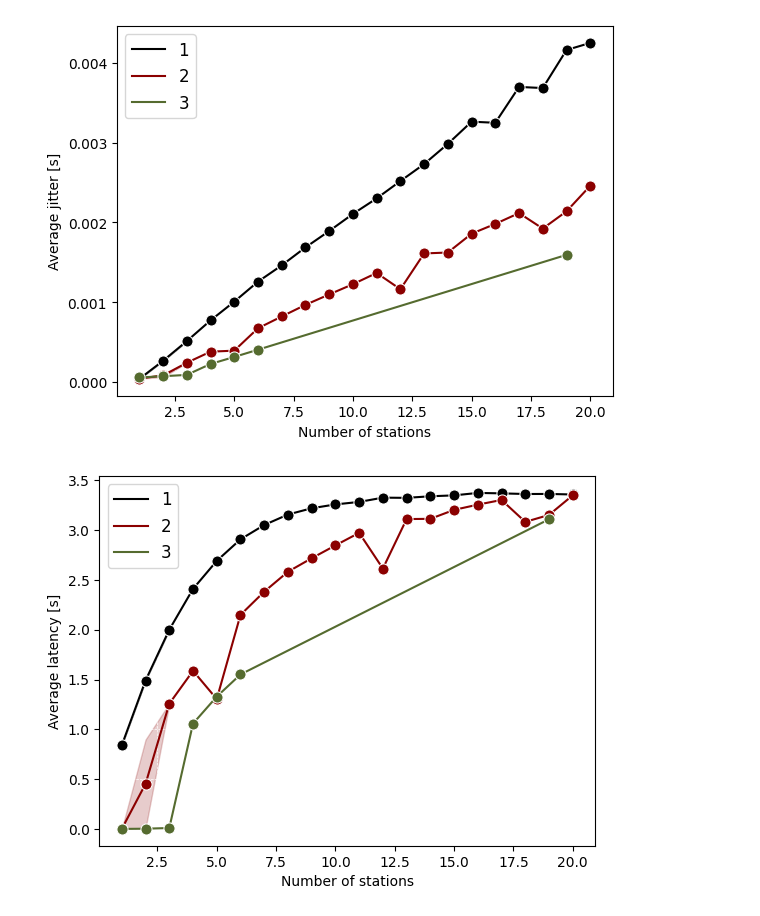
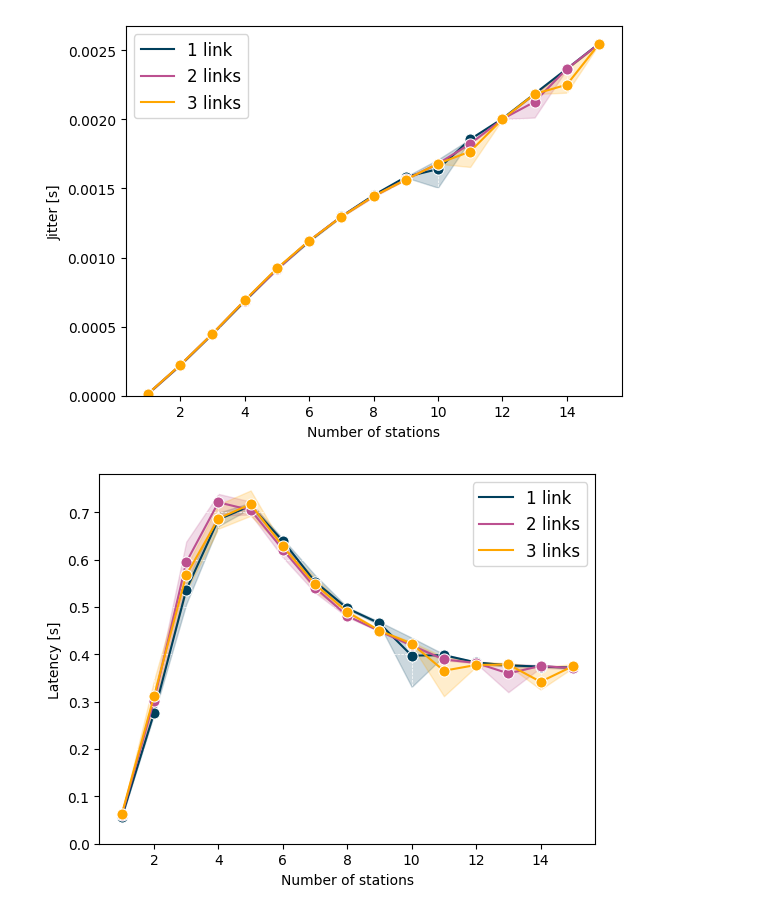
Before and after one commit to fmargul/magisterka, a Jupyter notebook: station.ipynb, the cells around one changed output. Cells and saved outputs as stored; diff of their text form; code cells hidden in the pictures.

```diff
--- a/station.ipynb
+++ b/station.ipynb
@@ -7,9 +7,10 @@ import scipy.stats as st
 import seaborn.objects as so
 import seaborn as sns
 # %%
-palette = ['black', 'darkred', 'darkolivegreen', 'darkgoldenrod', 'navy', 'darkmagenta'] #https://matplotlib.org/stable/gallery/color/named_colors.html
+palette = ['#003f5c', '#bc5090', '#ffa600', 'darkgoldenrod', 'navy', 'darkmagenta'] #https://matplotlib.org/stable/gallery/color/named_colors.html
 marker_size = 8  # Ustalony rozmiar markerów
 xlabel = "Number of stations"
+labels = ['1 link', '2 links', '3 links']
 # %%
 data = pd.read_csv('station.csv').drop_duplicates()
 data
@@ -33,0 +31,8 @@ data
+# %%
+data = data.groupby(['rngRun', 'nStations', 'linksNumber', 'distance'])\
+           .agg({'latency': 'mean',
+                 'loss': 'mean',
+                 'jitter': 'mean',
+                 'throughput': 'sum'})\
+           .reset_index()
+data
@@ -87,31 +108,33 @@ for line in ax.get_lines():  # Modyfikacja markerów w istniejących liniach
 handles, labels = ax.get_legend_handles_labels()
 ax.legend(
       handles=handles[1:4],
-      labels=['1', '2', '3'],
+      labels=['1 link', '2 links', '3 links'],
       ncol=1,              # Liczba kolumn w legendzie
       fontsize='large',   # Rozmiar czcionki
     )
-ax.set(xlabel=xlabel, ylabel='Average jitter [s]')
+ax.set(xlabel=xlabel, ylabel='Jitter [s]')
+ax.set_ylim(0)
 plt.savefig('sta_jitt.svg', bbox_inches='tight')
 # %% [output]
-[figure, old version]
+[figure, new version]
 # %%
 ax = None
 plt.grid(color = 'white', linestyle = '--', linewidth = 0.5)
 
 ax = sns.lineplot(data=plot_sum, x='nStations', y='latency', hue='linksNumber', errorbar=('ci'), markers=True, palette=palette, ax=ax, style='distance')
 ax.tick_params(axis='y', which='both', labelleft=True)
 for line in ax.get_lines():  # Modyfikacja markerów w istniejących liniach
     line.set_markersize(marker_size)
 
 handles, labels = ax.get_legend_handles_labels()
 ax.legend(
       handles=handles[1:4],
-      labels=['1', '2', '3'],
+      labels=['1 link', '2 links', '3 links'],
       ncol=1,              # Liczba kolumn w legendzie
       fontsize='large',   # Rozmiar czcionki
     )
-ax.set(xlabel=xlabel, ylabel='Average latency [s]')
+ax.set_ylim(0)
+ax.set(xlabel=xlabel, ylabel='Latency [s]')
 plt.savefig('sta_lat.svg', bbox_inches='tight')
 # %% [output]
-[figure, old version]
+[figure, new version]
```
Also changed, not shown: parts of 6 cells of this notebook, 30 other files.
